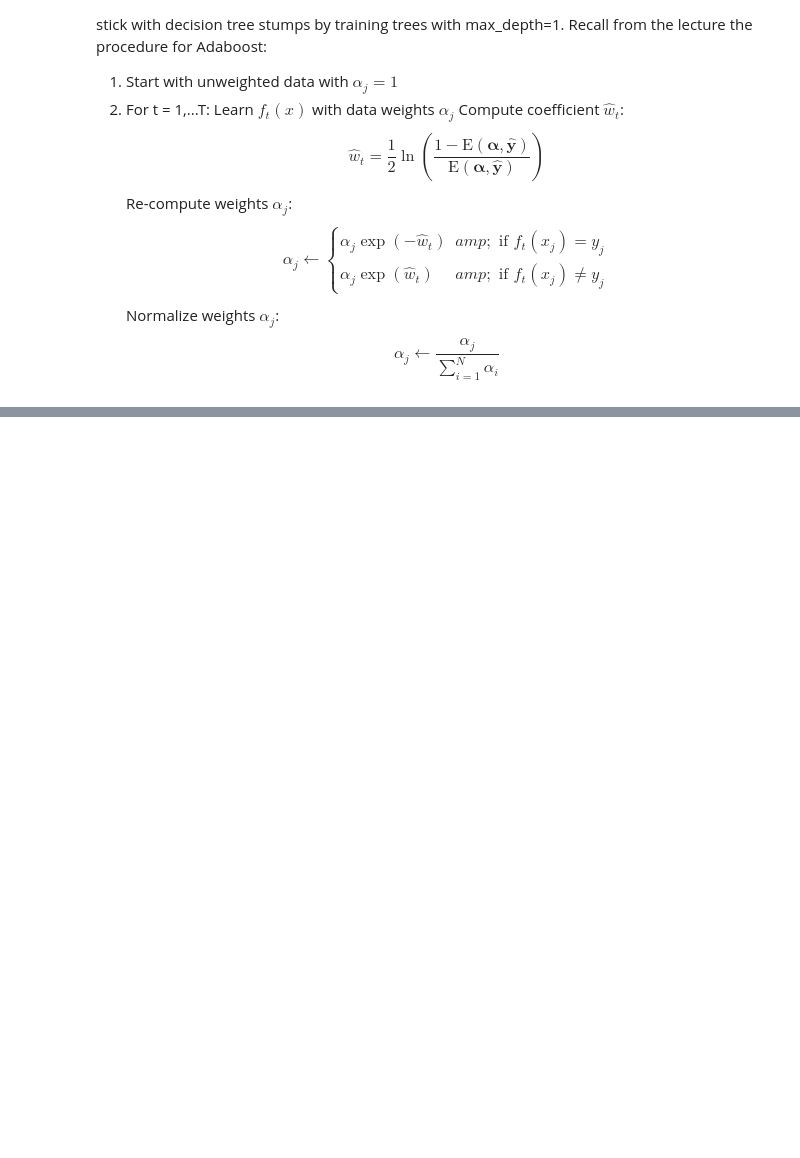
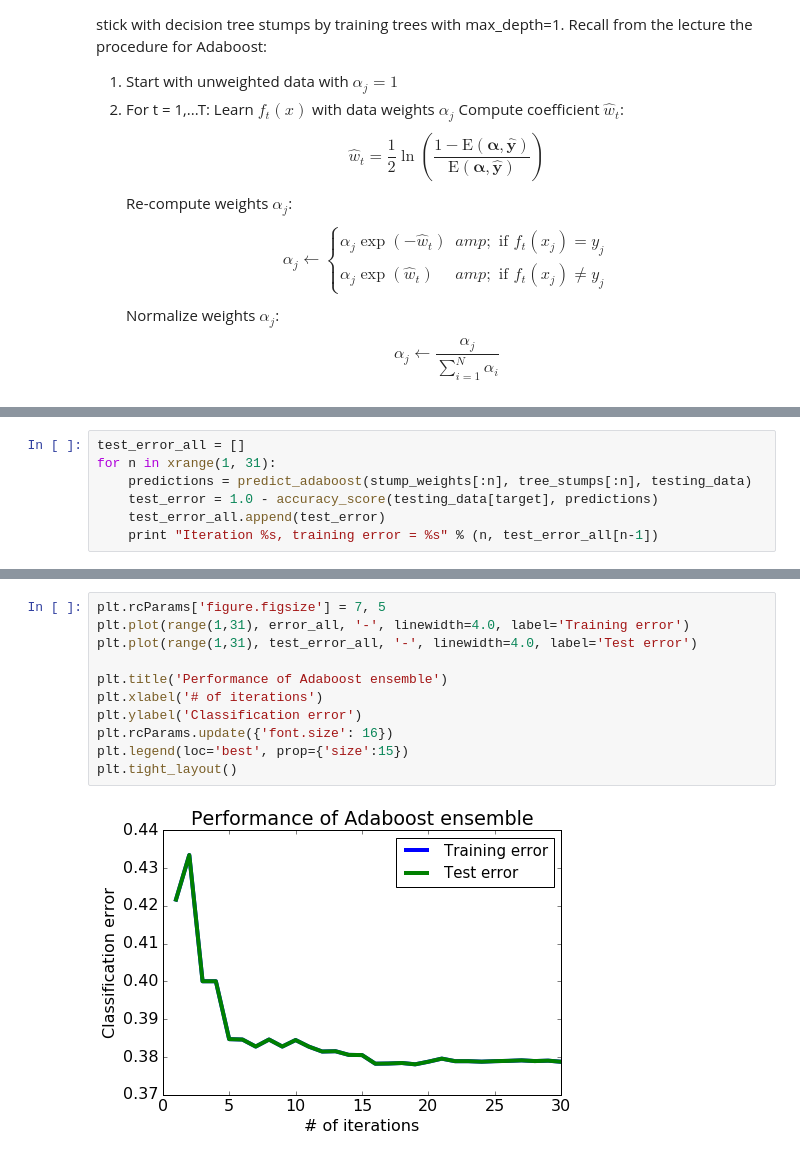
Before and after one commit to ah3200/Classification, a Jupyter notebook: week5/Boosting-decision-stump.ipynb, the cells around one changed output, grey strips where cells are left out. Drawn from its saved outputs; the diff is of its cells as text; blank space fills up the shorter version.

```diff
--- a/week5/Boosting-decision-stump.ipynb
+++ b/week5/Boosting-decision-stump.ipynb
@@ -534,0 +656,7 @@ dtype('int64')
+# %%
+test_error_all = []
+for n in xrange(1, 31):
+    predictions = predict_adaboost(stump_weights[:n], tree_stumps[:n], testing_data)
+    test_error = 1.0 - accuracy_score(testing_data[target], predictions)
+    test_error_all.append(test_error)
+    print "Iteration %s, training error = %s" % (n, test_error_all[n-1])
@@ -534,0 +681,13 @@ dtype('int64')
+# %%
+plt.rcParams['figure.figsize'] = 7, 5
+plt.plot(range(1,31), error_all, '-', linewidth=4.0, label='Training error')
+plt.plot(range(1,31), test_error_all, '-', linewidth=4.0, label='Test error')
+
+plt.title('Performance of Adaboost ensemble')
+plt.xlabel('# of iterations')
+plt.ylabel('Classification error')
+plt.rcParams.update({'font.size': 16})
+plt.legend(loc='best', prop={'size':15})
+plt.tight_layout()
+# %% [output]
+[figure, added]
```
Also changed, not shown: parts of 24 cells of this notebook.
